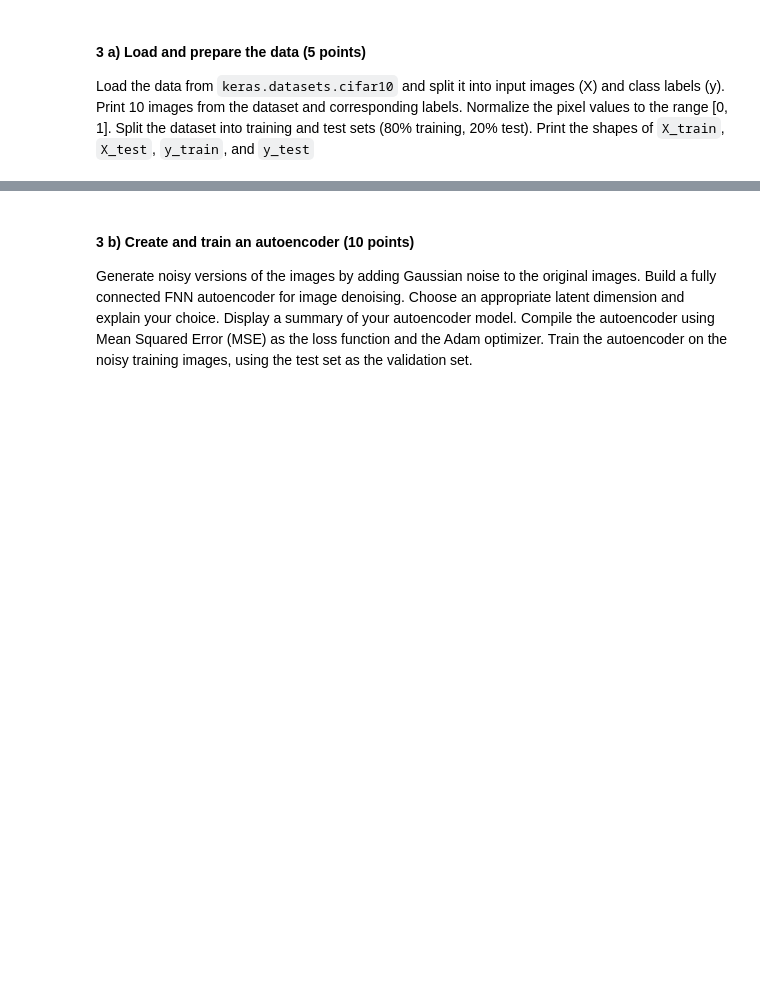
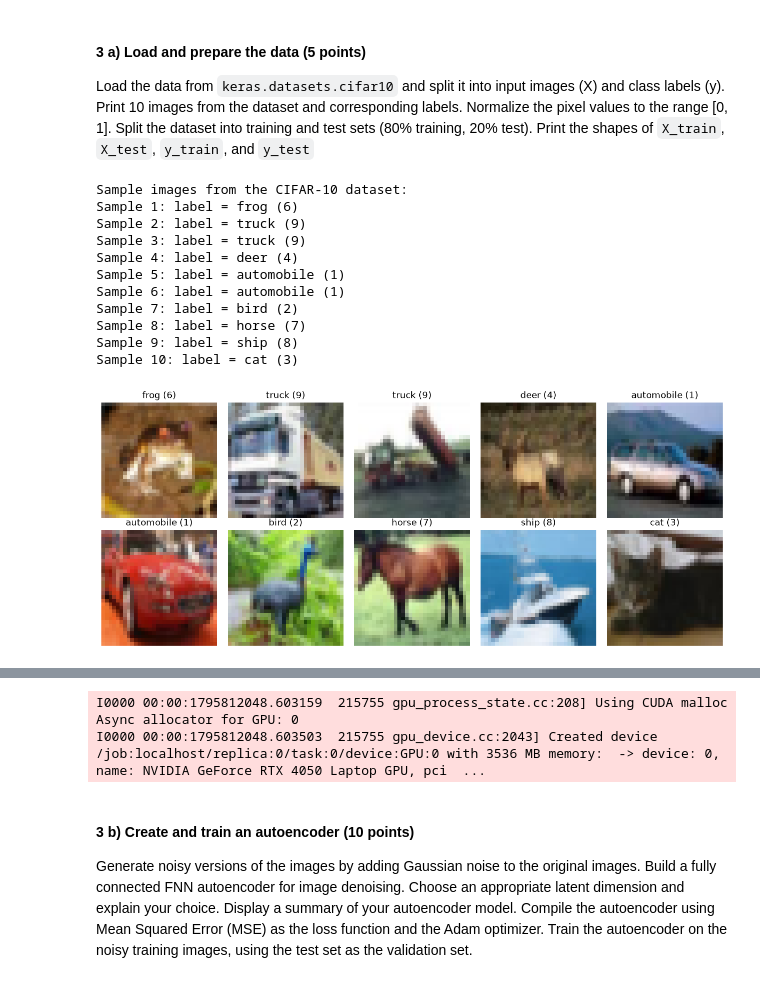
Before and after one commit to cloverco3la/GRA-41624-Deep-Learning, a Jupyter notebook: project-GRA4162-fall2026.ipynb, the cells around one changed output, grey strips where cells are left out. Cells and saved outputs as stored; diff of their text form; code cells hidden in the pictures; blank space fills up the shorter version.

```diff
--- a/project-GRA4162-fall2026.ipynb
+++ b/project-GRA4162-fall2026.ipynb
@@ -783,3 +826,80 @@ Print 10 images from the dataset and corresponding labels.
 Normalize the pixel values to the range [0, 1].
 Split the dataset into training and test sets (80% training, 20% test).
 Print the shapes of `X_train`, `X_test`, `y_train`, and `y_test`
+# %%
+def load_and_prepare_CIFAR10():
+    """
+    Load and preprocess the CIFAR-10 dataset.
+    Prints the shapes of the training and testing datasets as well as sample images.
+
+    Returns:
+    tuple: Preprocessed training and testing datasets.
+    """
+    # Load CIFAR-10 dataset
+    (_X_train_raw, _y_train_raw), (_X_test_raw, _y_test_raw) = tf.keras.datasets.cifar10.load_data()
+    _X = np.concatenate([_X_train_raw, _X_test_raw], axis=0)
+    _y = np.concatenate([_y_train_raw, _y_test_raw], axis=0).squeeze()
+
+    # Print 10 images from the dataset with their corresponding labels
+    _class_names = [
+        "airplane",
+        "automobile",
+        "bird",
+        "cat",
+        "deer",
+        "dog",
+        "frog",
+        "horse",
+        "ship",
+        "truck",
+    ]
+
+    print("Sample images from the CIFAR-10 dataset:")
+    fig, axes = plt.subplots(2, 5, figsize=(12, 5))
+    for i, ax in enumerate(axes.flat):
+        label_idx = int(_y[i])
+        label_name = _class_names[label_idx]
+        ax.imshow(_X[i])
+        ax.set_title(f"{label_name} ({label_idx})")
+        ax.axis("off")
+        print(f"Sample {i + 1}: label = {label_name} ({label_idx})")
+    plt.tight_layout()
+    plt.show()
+
+    # Normalize the data to the range [0, 1]
+    _X = _X.astype("float32") / 255.0
+
+    # Split the data into training and testing sets
+    X_train, X_test, y_train, y_test = skL.model_selection.train_test_split(
+        _X, _y, test_size=0.2, random_state=42, stratify=_y
+    )
+
+    #Print shapes of resulting splits
+    print(f"X_train shape: {X_train.shape}")
+    print(f"X_test shape:  {X_test.shape}")
+    print(f"y_train shape: {y_train.shape}")
+    print(f"y_test shape:  {y_test.shape}")
+
+    # Make noisy alternative versions of the training and testing data for later use
+    _noise_factor = 0.3
+    X_train_noisy = X_train + _noise_factor * tf.random.normal(shape=X_train.shape)
+    X_test_noisy = X_test + _noise_factor * tf.random.normal(shape=X_test.shape)
+    X_train_noisy = tf.clip_by_value(X_train_noisy, 0.0, 1.0)
+    X_test_noisy = tf.clip_by_value(X_test_noisy, 0.0, 1.0)
+
+    return (X_train, X_train_noisy), y_train, (X_test, X_test_noisy), y_test
+
+ex3_train_data, ex3_train_labels, ex3_test_data, ex3_test_labels = load_and_prepare_CIFAR10()
+# %% [output]
+Sample images from the CIFAR-10 dataset:
+Sample 1: label = frog (6)
+Sample 2: label = truck (9)
+Sample 3: label = truck (9)
+Sample 4: label = deer (4)
+Sample 5: label = automobile (1)
+Sample 6: label = automobile (1)
+Sample 7: label = bird (2)
+Sample 8: label = horse (7)
+Sample 9: label = ship (8)
+Sample 10: label = cat (3)
+[figure, added]
@@ -786,3 +910,5 @@ Print the shapes of `X_train`, `X_test`, `y_train`, and `y_test`
+I0000 00:00:1795812048.603159  215755 gpu_process_state.cc:208] Using CUDA malloc Async allocator for GPU: 0
+I0000 00:00:1795812048.603503  215755 gpu_device.cc:2043] Created device /job:localhost/replica:0/task:0/device:GPU:0 with 3536 MB memory:  -> device: 0, name: NVIDIA GeForce RTX 4050 Laptop GPU, pci  ...
 # %% [markdown]
 #### 3 b) Create and train an autoencoder (10 points)
 
```
Also changed, not shown: parts of 16 cells of this notebook.
